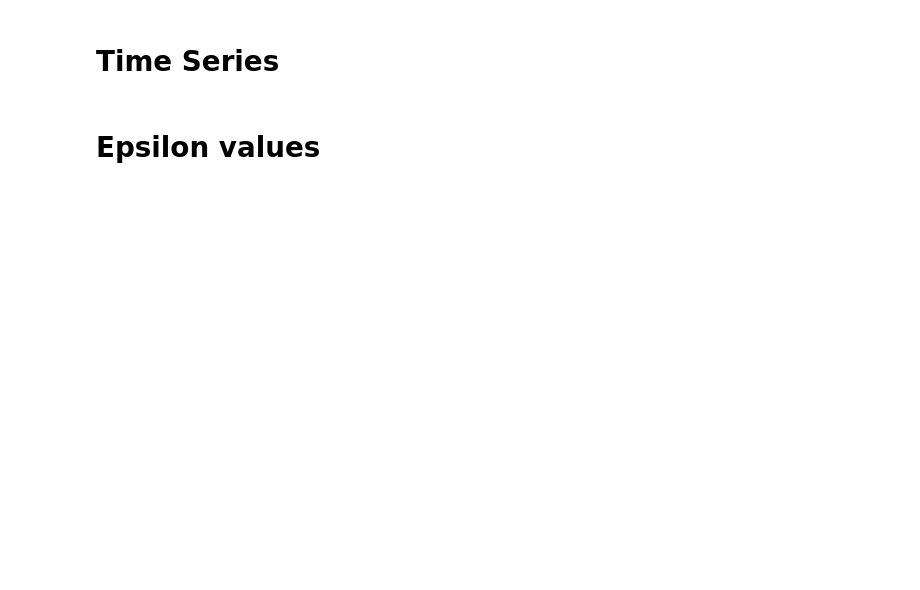
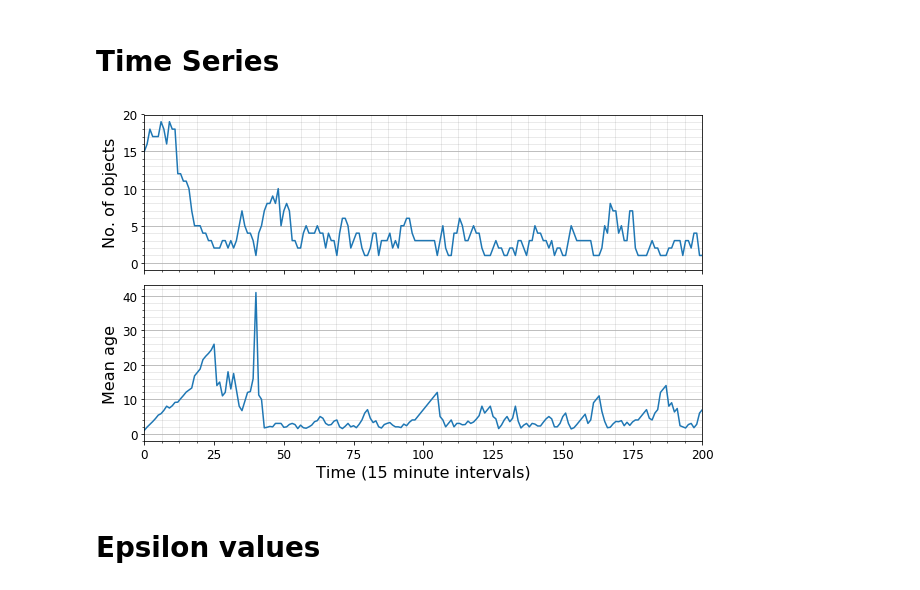
Before and after one commit to GiovanniSena/LiSM_CYCB_tracking, a Jupyter notebook: figures.ipynb, the cells around one changed output. Saved outputs shown, nothing was run; the diff lists cells and outputs as text; code cells hidden in the pictures; blank space fills up the shorter version.

```diff
--- a/figures.ipynb
+++ b/figures.ipynb
@@ -153,37 +202,41 @@ plt.savefig("./samples/life_matrix.png",bbox_inches='tight') #save as pdf takes
 # %%
 time = restricted.sum(axis=0).reset_index().drop("index",1)
 time.columns = ["alive"]
 time["births"] = births.sum()
 time["deaths"] = deaths.sum()
 time["observed_by_t"] = births.sum().cumsum().astype(int)
 time["mean_age_at_t"]  = ageMat.replace(0, np.nan).mean(skipna=True).round(2).fillna(0)
 time.index.name = 't'
 time = time.reset_index()
 
 temp = time
 
 matplotlib.rcParams.update({'font.size': 12})
 fig, (ax1, ax2) = plt.subplots(2,  figsize=(10,6), sharex=True)
 
+axis_fig_size=16
 ax1.plot(temp.index, temp.alive, '-')
 
-ax1.set( ylabel='Number of objects')
-ax1.yaxis.label.set_size(16)
+ax1.set( ylabel='No. of objects')
+ax1.yaxis.label.set_size(axis_fig_size)
 ax1.yaxis.grid()
 ax1.minorticks_on()
 ax1.grid(b=True, which='minor', color='grey', linestyle='-', alpha=0.2)
 
 ax2.plot(temp.index, temp.mean_age_at_t, '-')
 ax2.set(ylabel='Mean age',)
-ax2.yaxis.label.set_size(16)
-ax2.xaxis.label.set_size(16)
+ax2.yaxis.label.set_size(axis_fig_size)
+ax2.xaxis.label.set_size(axis_fig_size)
 ax2.yaxis.grid()
 
 plt.subplots_adjust(hspace=0.1)
 plt.xlim(0,200)
+plt.xlabel("Time (15 minute intervals)",fontsize=axis_fig_size)
 ax2.minorticks_on()
 ax2.grid(b=True, which='minor', color='grey', linestyle='-', alpha=0.2)
-fig.savefig("./samples/life_time_series.pdf",bbox_inches='tight')
+fig.savefig("./samples/Fig07.pdf",bbox_inches='tight')
+# %% [output]
+[figure, added]
 # %%
 plt.figure(figsize=(10,5))
 ah = pd.DataFrame(ageMat.max(axis=1),columns=["age_hist"])
```
Also changed, not shown: parts of 12 cells of this notebook, 12 other files.
